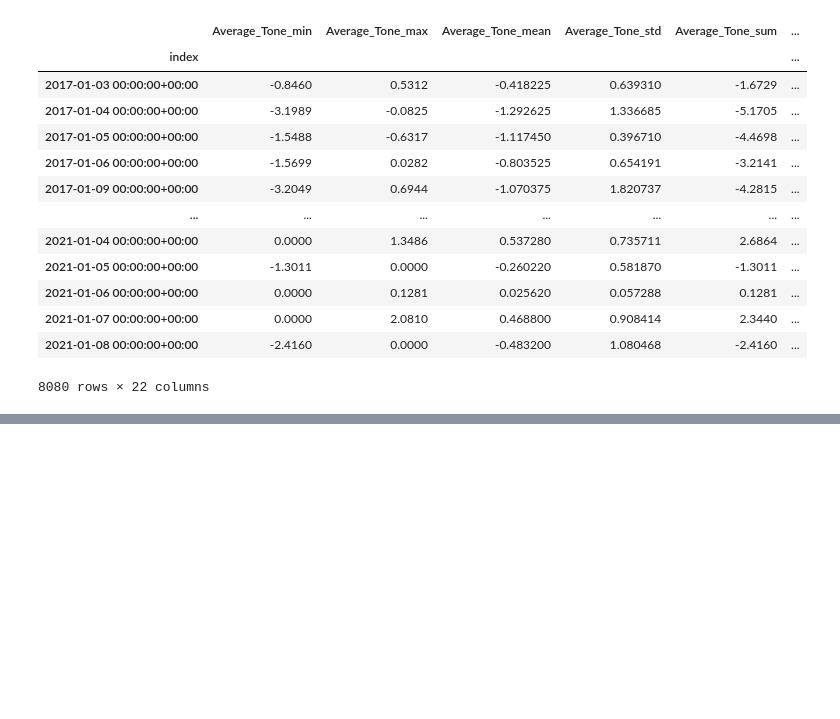
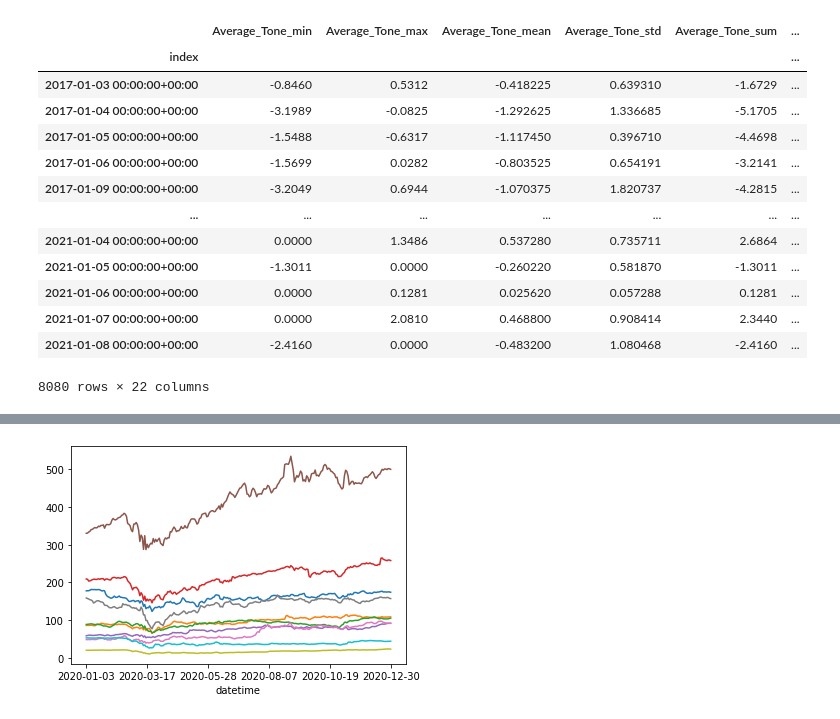
Before and after one commit to comptech-winter-school/stock-news, a Jupyter notebook: DS/catboost_example.ipynb, the cells around one changed output, grey strips where cells are left out. Cells and saved outputs as stored; diff of their text form; code cells hidden in the pictures; blank space fills up the shorter version.

```diff
--- a/DS/catboost_example.ipynb
+++ b/DS/catboost_example.ipynb
@@ -315 +322,8 @@ pdf_raw
+# %%
+for company in pdf_raw.Ticker.unique():
+    pdf_raw[pdf_raw.Ticker == company]['Average_change'].plot()
+
+percent_features=['Average_change']
+# %% [output]
+[figure, added]
 # %%
```
Also changed, not shown: parts of 16 cells of this notebook, 2 other files.
